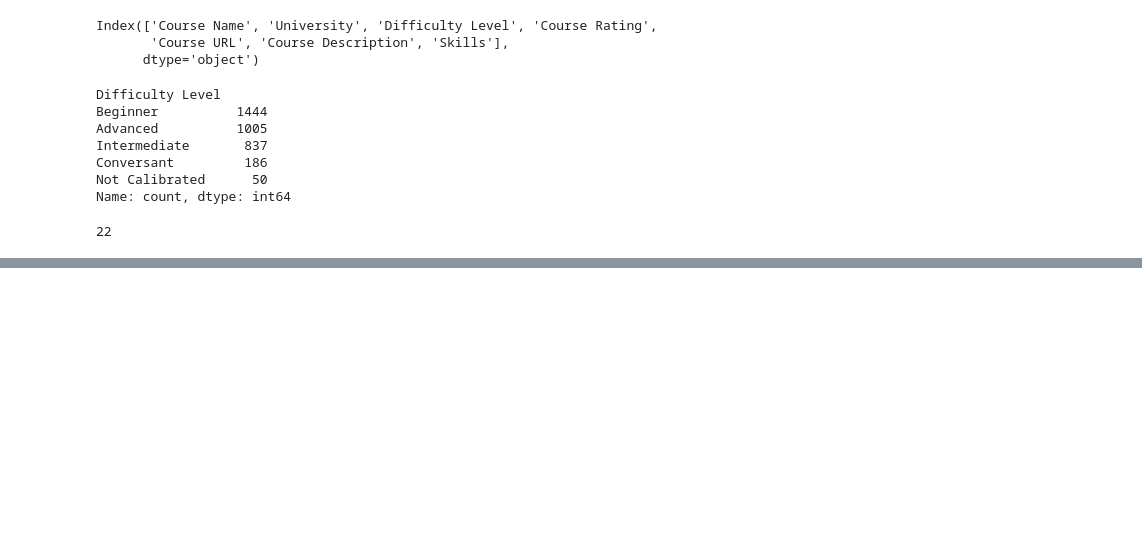
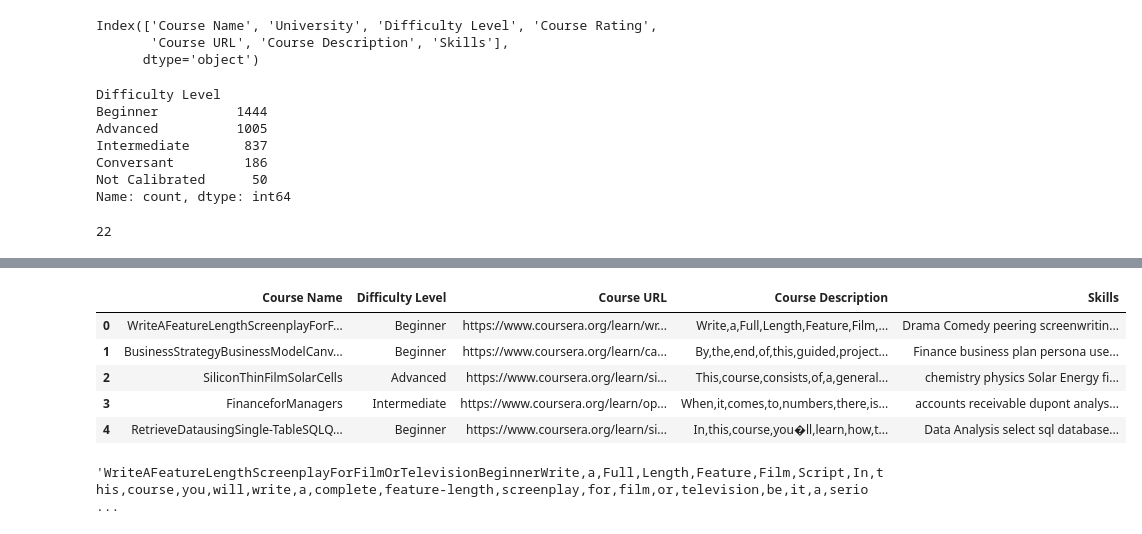
Before and after one commit to shafnybuilds/course-recommendation-system, a Jupyter notebook: main.ipynb, the cells around one changed output, grey strips where cells are left out. Drawn from its saved outputs; the diff is of its cells as text; code cells hidden in the pictures; blank space fills up the shorter version.

```diff
--- a/main.ipynb
+++ b/main.ipynb
@@ -62,0 +78,21 @@ data["Course Rating"].value_counts().nunique()
+# %%
+data["Course Name"] = data["Course Name"].str.replace(r'[ :,]+', '', regex=True)
+# %%
+data['Course Description'] = data['Course Description'].str.replace(' ', ',')
+data['Course Description'] = data['Course Description'].str.replace(',,', ',')
+data['Course Description'] = data['Course Description'].str.replace(':', '')
+data['Course Description'] = data['Course Description'].str.replace('_', '')
+data['Course Description'] = data['Course Description'].str.replace('(', '')
+data['Course Description'] = data['Course Description'].str.replace(')', '')
+# %%
+data['Skills'] = data['Skills'].str.replace('(', '')
+data['Skills'] = data['Skills'].str.replace(')', '')
+# %%
+data.head()
+# %% [output]
+|  | Course Name | Difficulty Level | Course URL | Course Description | Skills |
+| 0 | WriteAFeatureLengthScreenplayForF... | Beginner | https://www.coursera.org/learn/wr... | Write,a,Full,Length,Feature,Film,... | Drama Comedy peering screenwritin... |
+| 1 | BusinessStrategyBusinessModelCanv... | Beginner | https://www.coursera.org/learn/ca... | By,the,end,of,this,guided,project... | Finance business plan persona use... |
+| 2 | SiliconThinFilmSolarCells | Advanced | https://www.coursera.org/learn/si... | This,course,consists,of,a,general... | chemistry physics Solar Energy fi... |
+| 3 | FinanceforManagers | Intermediate | https://www.coursera.org/learn/op... | When,it,comes,to,numbers,there,is... | accounts receivable dupont analys... |
+| 4 | RetrieveDatausingSingle-TableSQLQ... | Beginner | https://www.coursera.org/learn/si... | In,this,course,you�ll,learn,how,t... | Data Analysis select sql database... |
@@ -62,0 +101,4 @@ data["Course Rating"].value_counts().nunique()
+# %%
+data['tags'].iloc[0]
+# %% [output]
+'WriteAFeatureLengthScreenplayForFilmOrTelevisionBeginnerWrite,a,Full,Length,Feature,Film,Script,In,this,course,you,will,write,a,complete,feature-length,screenplay,for,film,or,television,be,it,a,serio ...
```
Also changed, not shown: parts of 3 cells of this notebook.
